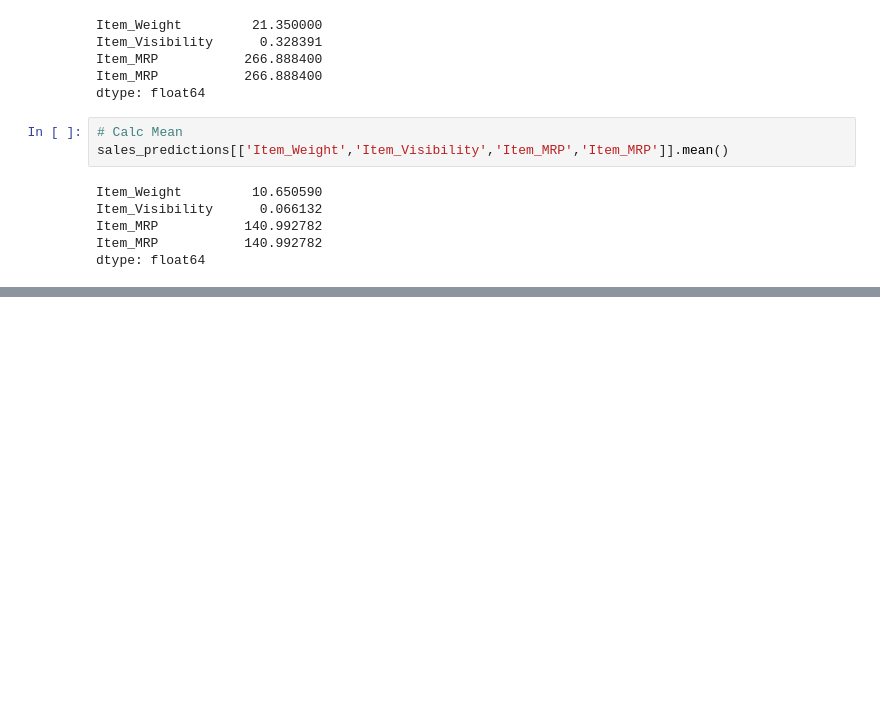
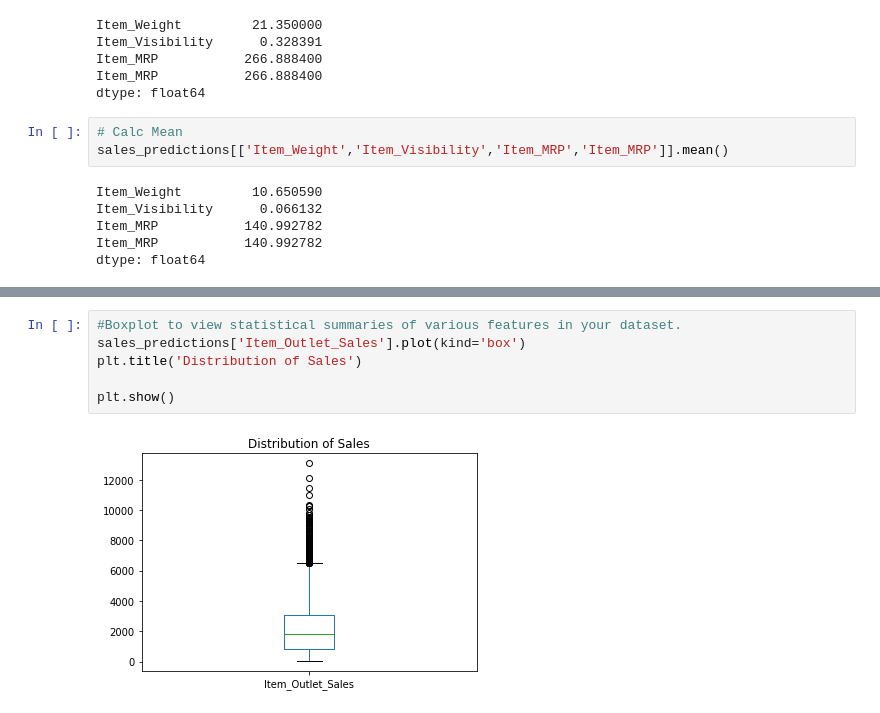
Before and after one commit to amrrahman1/Project-1---Part-1-2-and-3, a Jupyter notebook: Untitled12.ipynb, the cells around one changed output, grey strips where cells are left out. Drawn from its saved outputs; the diff is of its cells as text; blank space fills up the shorter version.

```diff
--- a/Untitled12.ipynb
+++ b/Untitled12.ipynb
@@ -171,0 +187,8 @@ dtype: float64
+# %%
+#Boxplot to view statistical summaries of various features in your dataset.
+sales_predictions['Item_Outlet_Sales'].plot(kind='box')
+plt.title('Distribution of Sales')
+
+plt.show()
+# %% [output]
+[figure, added]
```
Also changed, not shown: parts of 10 cells of this notebook.
